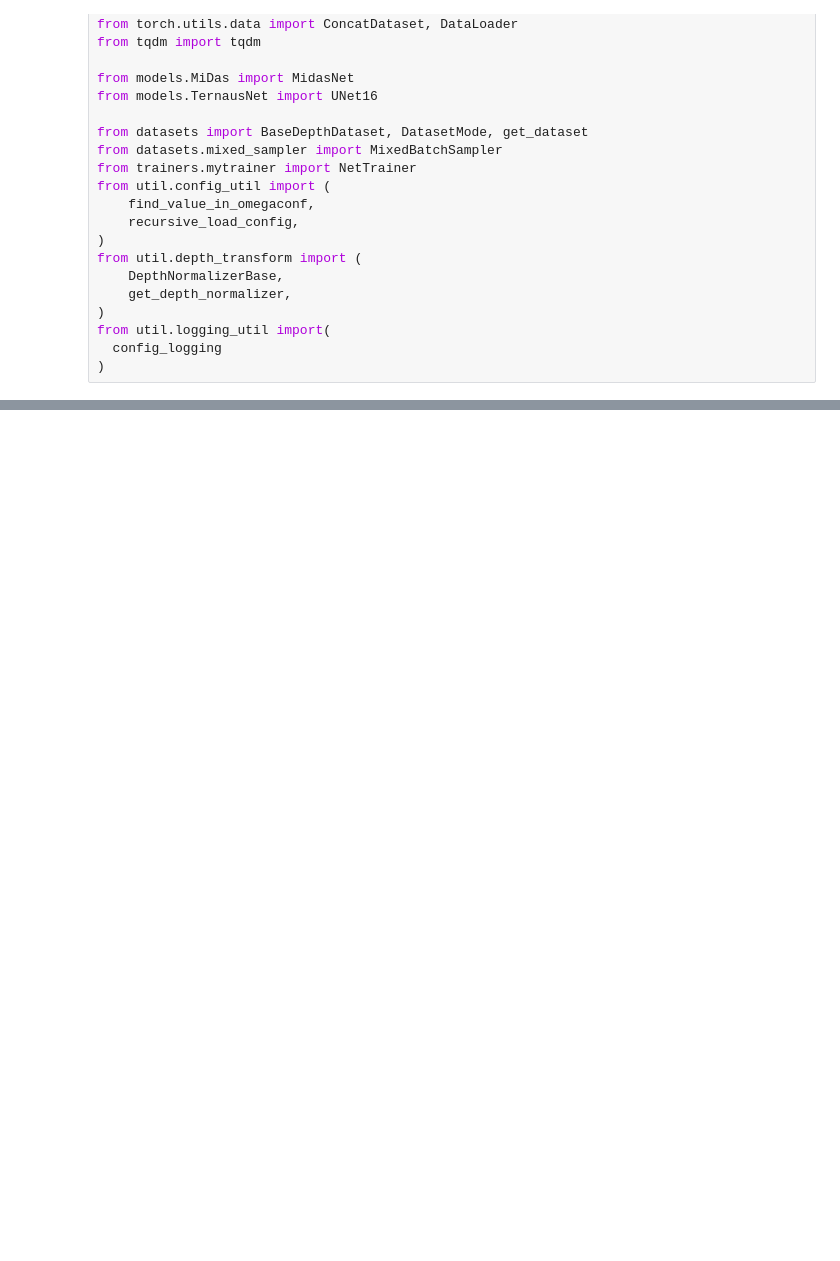
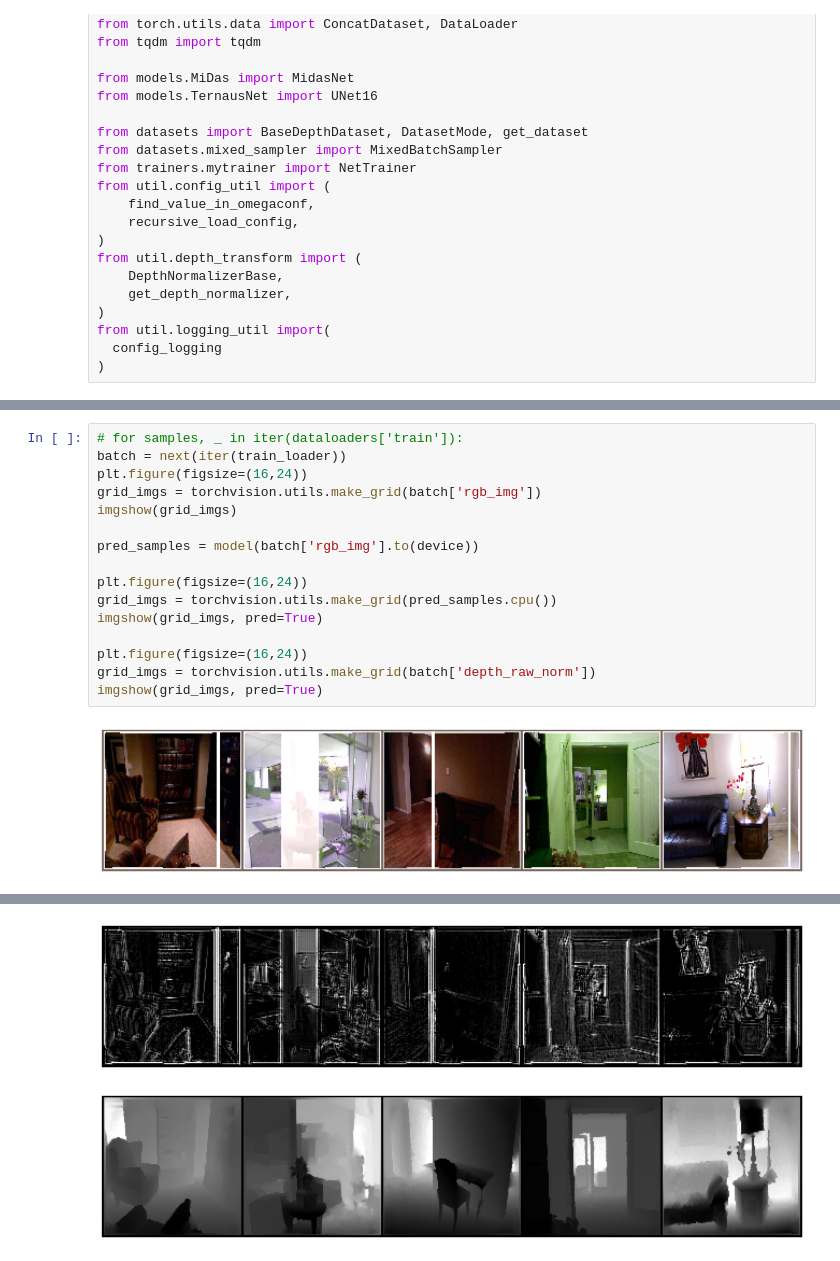
Before and after one commit to Mpasiowiec/Estymacja-glebi-na-podstawie-pojedynczego-zdejcia, a Jupyter notebook: quick_check.ipynb, the cells around one changed output, grey strips where cells are left out. Saved outputs shown, nothing was run; the diff lists cells and outputs as text; blank space fills up the shorter version.

```diff
--- a/quick_check.ipynb
+++ b/quick_check.ipynb
@@ -305,0 +546,18 @@ PermissionError: [WinError 5] Odmowa dostępu: './test\\checkpoint\\latest' -> '
+# %%
+# for samples, _ in iter(dataloaders['train']):
+batch = next(iter(train_loader))
+plt.figure(figsize=(16,24))
+grid_imgs = torchvision.utils.make_grid(batch['rgb_img'])
+imgshow(grid_imgs)
+
+pred_samples = model(batch['rgb_img'].to(device))
+
+plt.figure(figsize=(16,24))
+grid_imgs = torchvision.utils.make_grid(pred_samples.cpu())
+imgshow(grid_imgs, pred=True)
+
+plt.figure(figsize=(16,24))
+grid_imgs = torchvision.utils.make_grid(batch['depth_raw_norm'])
+imgshow(grid_imgs, pred=True)
+# %% [output]
+[figure, added]
@@ -306,3 +565,5 @@ PermissionError: [WinError 5] Odmowa dostępu: './test\\checkpoint\\latest' -> '
+[figure, added]
+[figure, added]
 # %%
 import pandas as pd
 import torch
```
Also changed, not shown: parts of 11 cells of this notebook, 3 other files.
